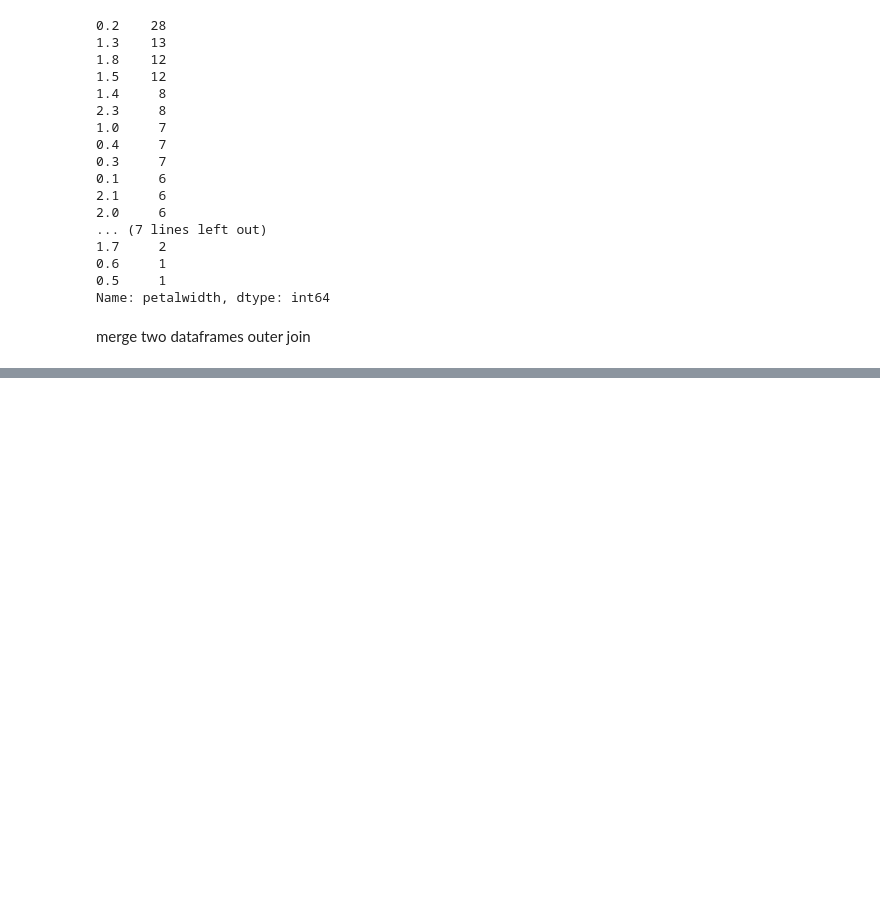
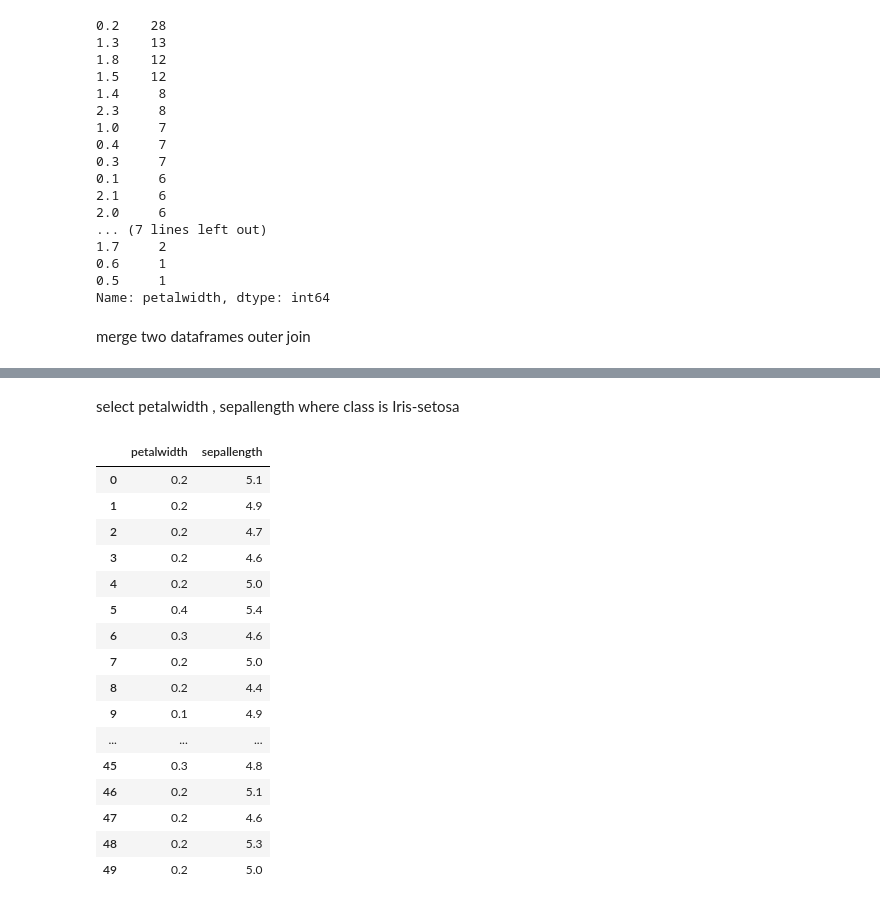
Before and after one commit to AIMed-Team/edu-content, a Jupyter notebook: notebooks/basics/solutions/pandas/pandas_solutions.ipynb, the cells around one changed output, grey strips where cells are left out. Drawn from its saved outputs; the diff is of its cells as text; code cells hidden in the pictures; blank space fills up the shorter version.

```diff
--- a/notebooks/basics/solutions/pandas/pandas_solutions.ipynb
+++ b/notebooks/basics/solutions/pandas/pandas_solutions.ipynb
@@ -135,0 +158,22 @@ merged = dataframe1.merge(dataframe2,left_on='id1', right_on='id2', suffixes=('_
+# %% [markdown]
+select petalwidth , sepallength where class is Iris-setosa
+# %%
+dataframe.loc[(dataframe['class']=='Iris-setosa'),['petalwidth','sepallength']]
+# %% [output]
+|  | petalwidth | sepallength |
+| 0 | 0.2 | 5.1 |
+| 1 | 0.2 | 4.9 |
+| 2 | 0.2 | 4.7 |
+| 3 | 0.2 | 4.6 |
+| 4 | 0.2 | 5.0 |
+| 5 | 0.4 | 5.4 |
+| 6 | 0.3 | 4.6 |
+| 7 | 0.2 | 5.0 |
+| 8 | 0.2 | 4.4 |
+| 9 | 0.1 | 4.9 |
+| ... | ... | ... |
+| 45 | 0.3 | 4.8 |
+| 46 | 0.2 | 5.1 |
+| 47 | 0.2 | 4.6 |
+| 48 | 0.2 | 5.3 |
+| 49 | 0.2 | 5.0 |
```
Also changed, not shown: parts of 4 cells of this notebook, 3 other files.
